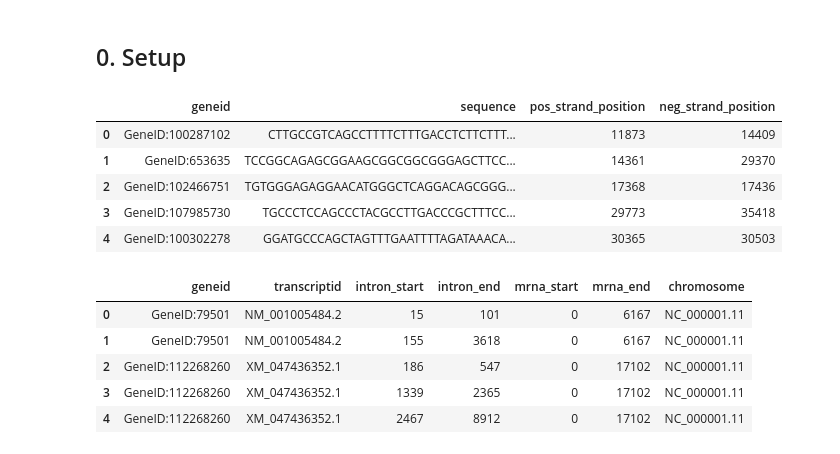
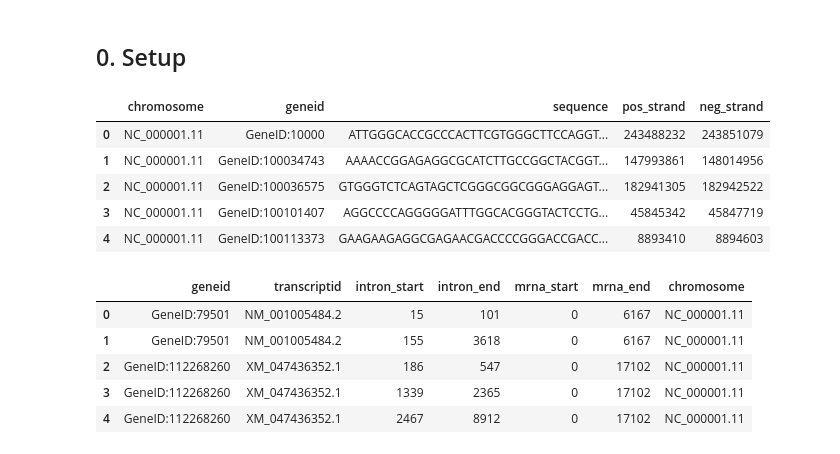
Before and after one commit to DataAndDeadlifts/main, a Jupyter notebook: nbs/03 training.transcription.generation.ipynb, the cells around one changed output. Cells and saved outputs as stored; diff of their text form; code cells hidden in the pictures.

```diff
--- a/nbs/03 training.transcription.generation.ipynb
+++ b/nbs/03 training.transcription.generation.ipynb
@@ -63,15 +61,15 @@ for p in [genes_path, intron_locations_path]:
 example_chromosome = "NC_000001.11"
 # %%
 #| hide
-genes = get_chromosome_genes(latest_assembly_path, chromosome=example_chromosome)
+genes = get_genes(latest_assembly_path, chromosome=example_chromosome)
 genes.head()
 # %% [output]
-|  | geneid | sequence | pos_strand_position | neg_strand_position |
-| 0 | GeneID:100287102 | CTTGCCGTCAGCCTTTTCTTTGACCTCTTCTTT... | 11873 | 14409 |
-| 1 | GeneID:653635 | TCCGGCAGAGCGGAAGCGGCGGCGGGAGCTTCC... | 14361 | 29370 |
-| 2 | GeneID:102466751 | TGTGGGAGAGGAACATGGGCTCAGGACAGCGGG... | 17368 | 17436 |
-| 3 | GeneID:107985730 | TGCCCTCCAGCCCTACGCCTTGACCCGCTTTCC... | 29773 | 35418 |
-| 4 | GeneID:100302278 | GGATGCCCAGCTAGTTTGAATTTTAGATAAACA... | 30365 | 30503 |
+|  | chromosome | geneid | sequence | pos_strand | neg_strand |
+| 0 | NC_000001.11 | GeneID:10000 | ATTGGGCACCGCCCACTTCGTGGGCTTCCAGGT... | 243488232 | 243851079 |
+| 1 | NC_000001.11 | GeneID:100034743 | AAAACCGGAGAGGCGCATCTTGCCGGCTACGGT... | 147993861 | 148014956 |
+| 2 | NC_000001.11 | GeneID:100036575 | GTGGGTCTCAGTAGCTCGGGCGGCGGGAGGAGT... | 182941305 | 182942522 |
+| 3 | NC_000001.11 | GeneID:100101407 | AGGCCCCAGGGGGATTTGGCACGGGTACTCCTG... | 45845342 | 45847719 |
+| 4 | NC_000001.11 | GeneID:100113373 | GAAGAAGAGGCGAGAACGACCCCGGGACCGACC... | 8893410 | 8894603 |
 # %%
 #| hide
 intron_locations = get_intron_locations(intron_locations_path, chromosome=example_chromosome)
```
Also changed, not shown: parts of 14 cells of this notebook, 10 other files.
